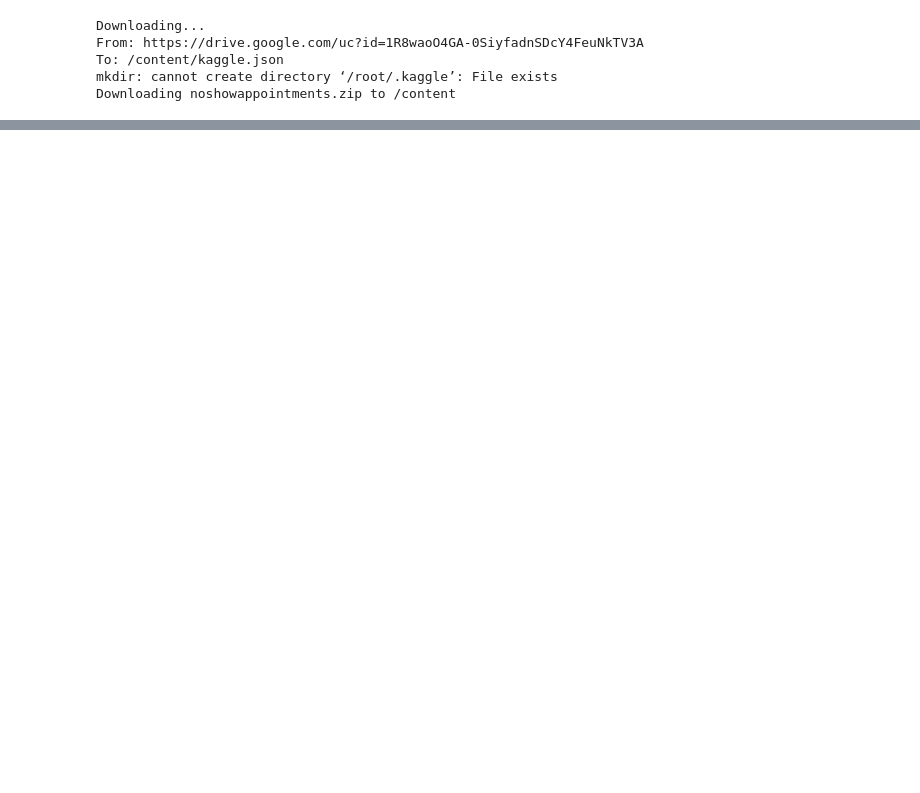
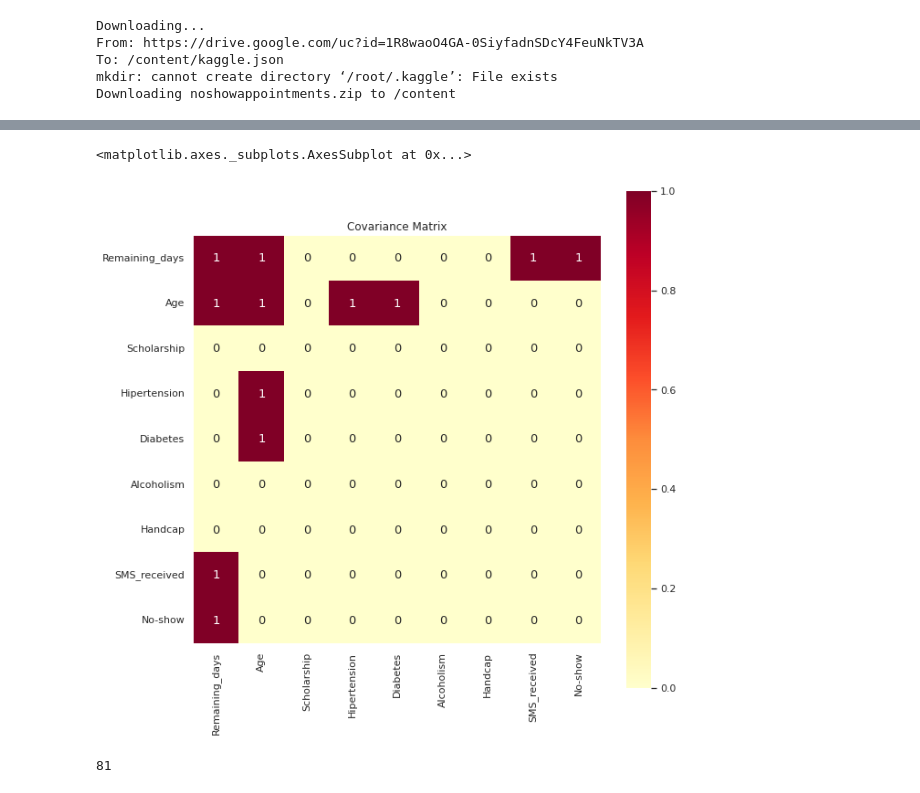
Before and after one commit to mojtabaSefidi/NoShow_Appointments, a Jupyter notebook: NoShow_Appointments.ipynb, the cells around one changed output, grey strips where cells are left out. Drawn from its saved outputs; the diff is of its cells as text; code cells hidden in the pictures; blank space fills up the shorter version.

```diff
--- a/NoShow_Appointments.ipynb
+++ b/NoShow_Appointments.ipynb
@@ -58,0 +133,17 @@ memory usage: 12.6+ MB
+# %%
+feature_covariance = data.cov()
+for name in feature_covariance.columns :
+      feature_covariance[name] = feature_covariance[name].astype(int)
+feature_covariance[feature_covariance == 0] = 0
+feature_covariance[feature_covariance > 0] = 1
+feature_covariance[feature_covariance < 0] = -1
+plt.figure(figsize=(10,10))
+plt.title('Covariance Matrix')
+sn.heatmap(feature_covariance, cbar=True, square= True, annot=True, annot_kws={'size':13}, cmap='YlOrRd')
+# %% [output]
+<matplotlib.axes._subplots.AxesSubplot at 0x...>
+[figure, added]
+# %%
+len(data['Neighbourhood'].unique())
+# %% [output]
+81
```
Also changed, not shown: parts of 31 cells of this notebook.
